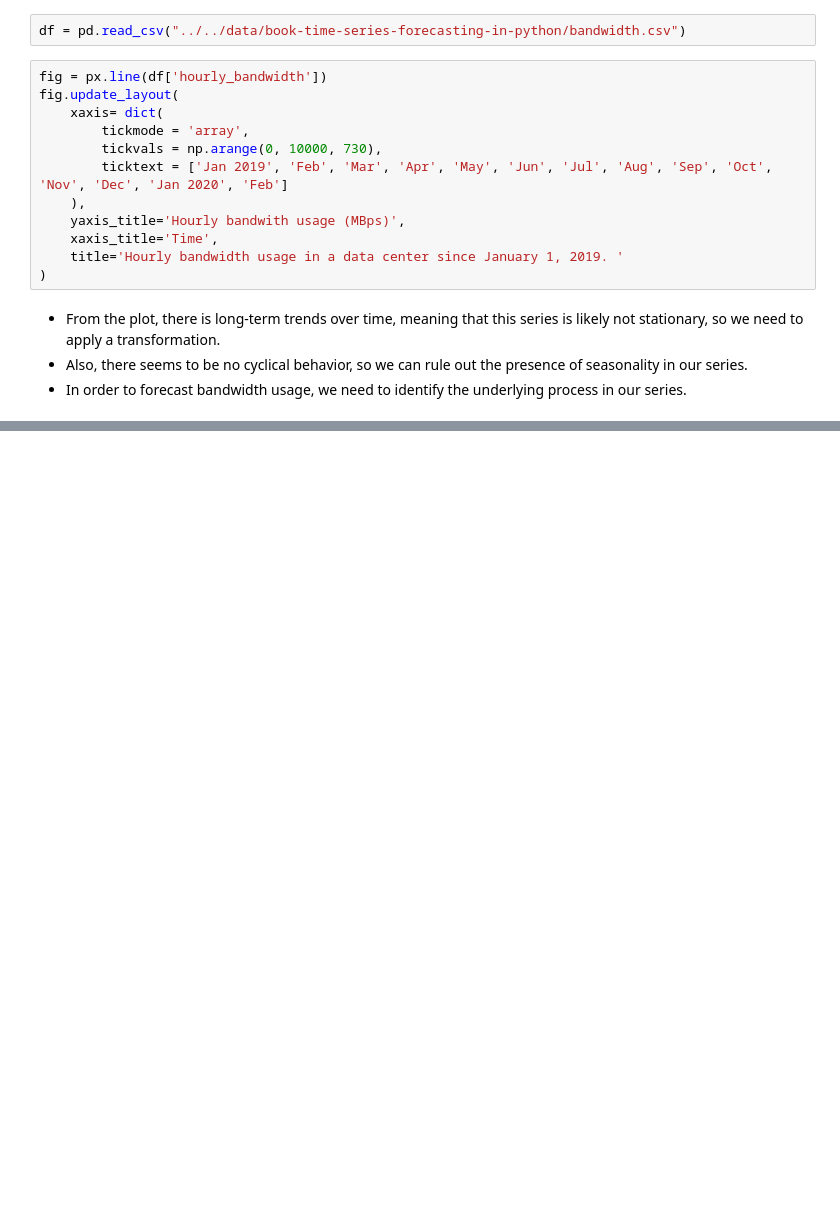
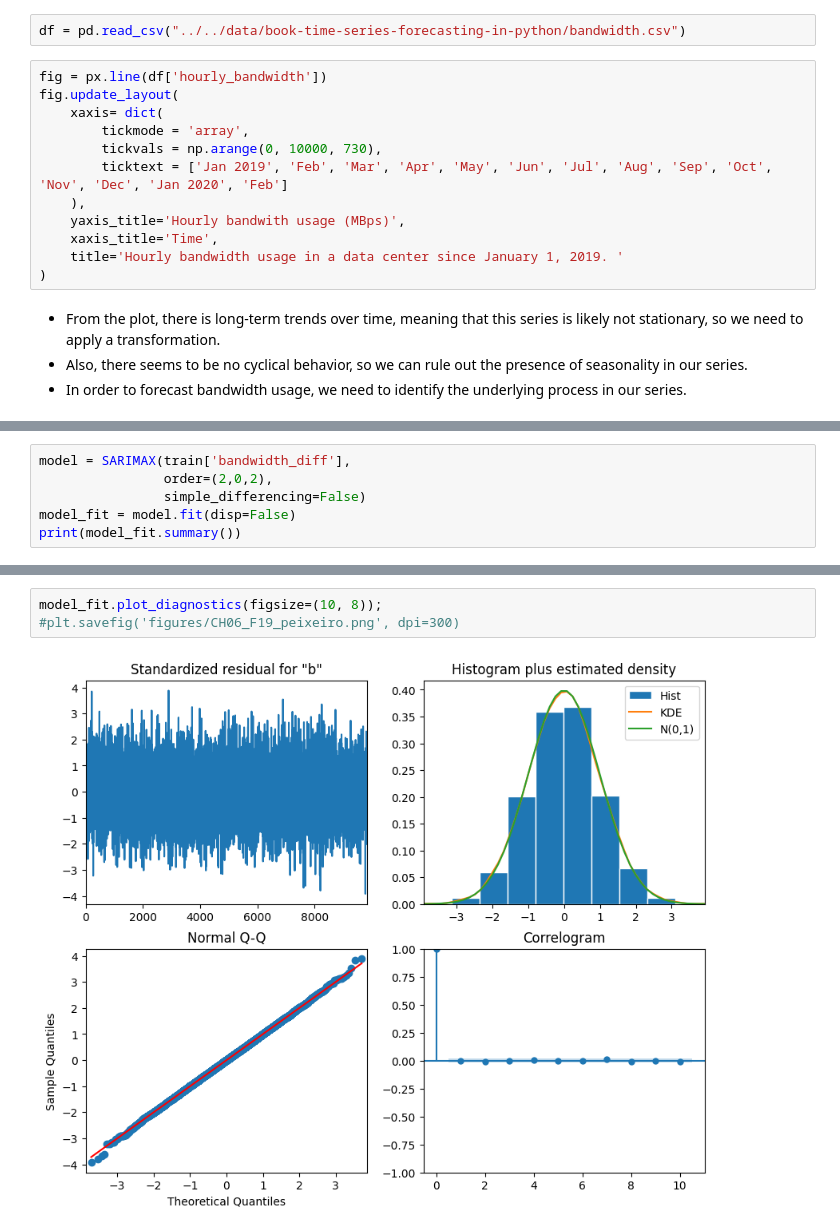
Before and after one commit to CodexploreRepo/time-series, a Jupyter notebook: notebook/statistical_models/arma_tldr.ipynb, the cells around one changed output, grey strips where cells are left out. Drawn from its saved outputs; the diff is of its cells as text; blank space fills up the shorter version.

```diff
--- a/notebook/statistical_models/arma_tldr.ipynb
+++ b/notebook/statistical_models/arma_tldr.ipynb
@@ -41,0 +167,6 @@ fig.update_layout(
+# %%
+model = SARIMAX(train['bandwidth_diff'],
+                order=(2,0,2),
+                simple_differencing=False)
+model_fit = model.fit(disp=False)
+print(model_fit.summary())
@@ -41,0 +191,5 @@ fig.update_layout(
+# %%
+model_fit.plot_diagnostics(figsize=(10, 8));
+#plt.savefig('figures/CH06_F19_peixeiro.png', dpi=300)
+# %% [output]
+[figure, added]
```
Also changed, not shown: parts of 36 cells of this notebook, 2 other files.
